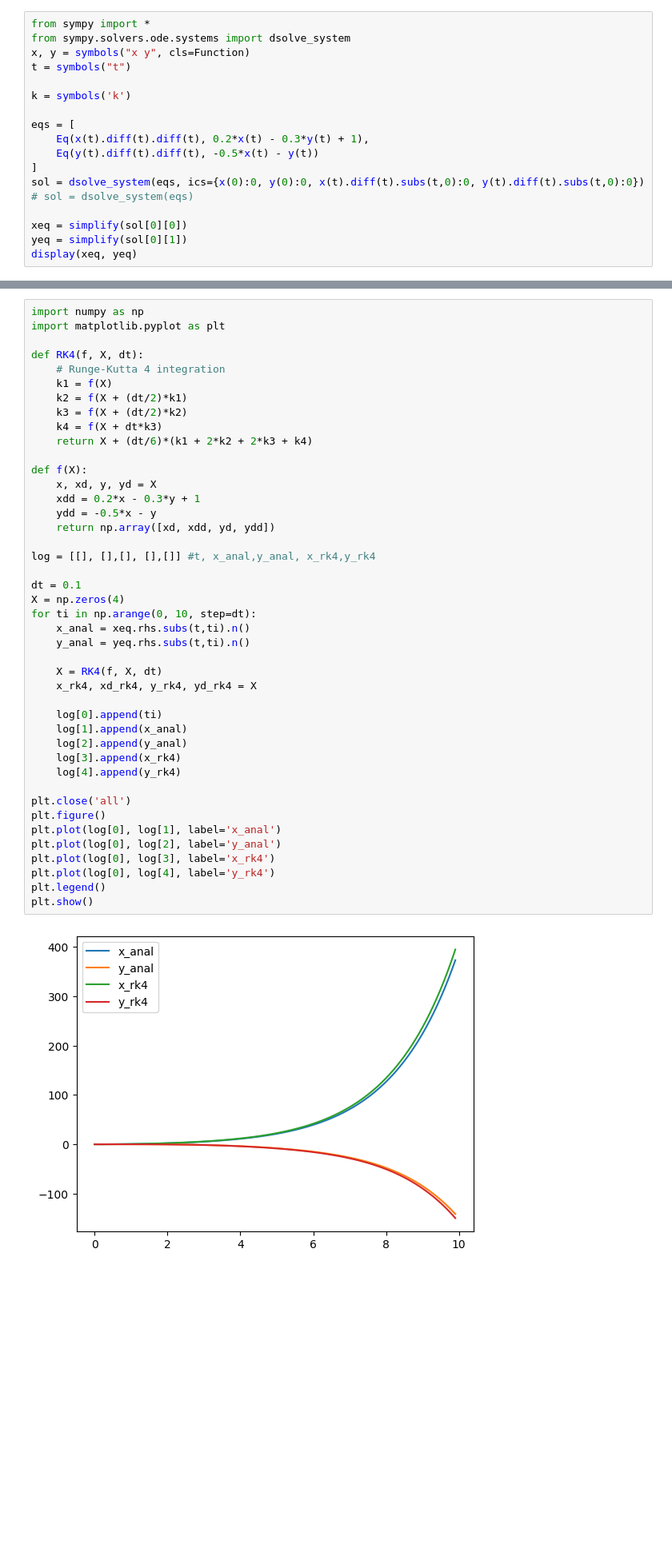
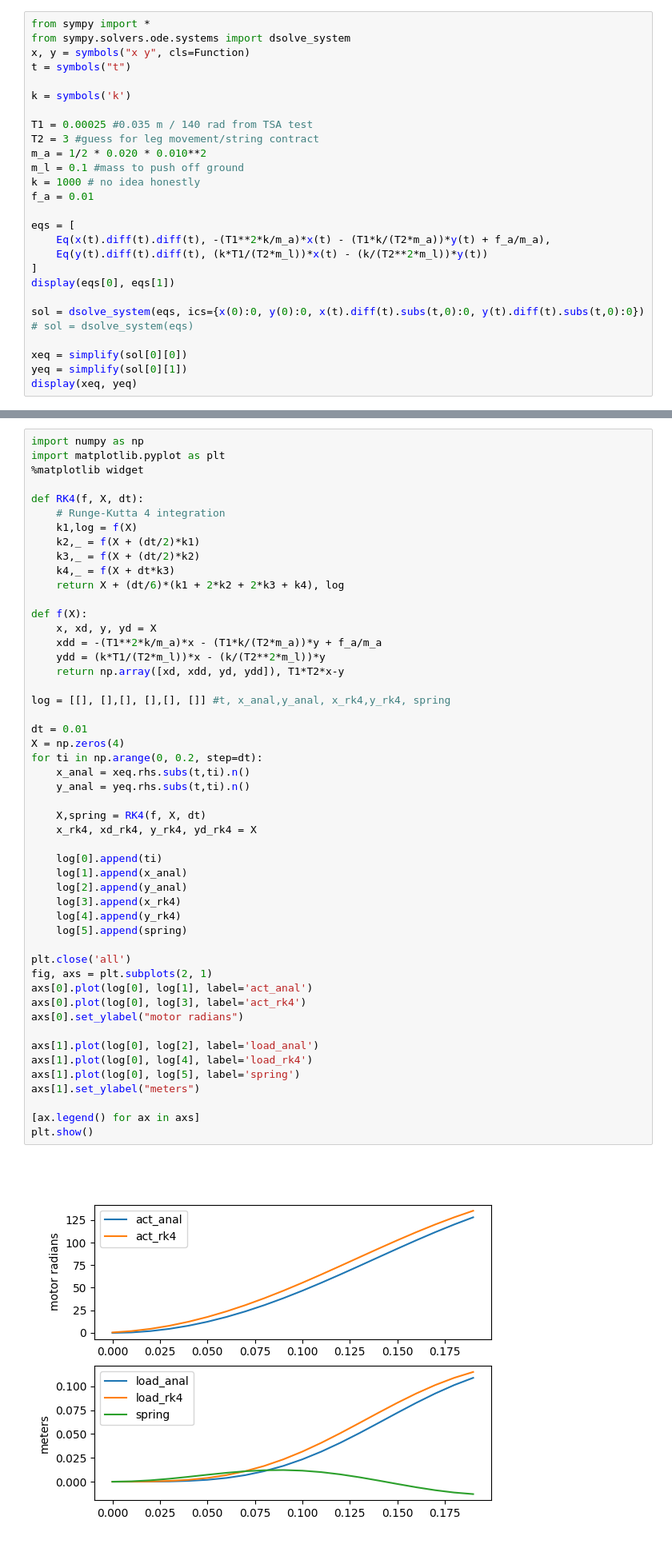
Before and after one commit to NovelMobileRobotsLab/pinto-squirrel, a Jupyter notebook: SEA/diffyq.ipynb, the cells around one changed output, grey strips where cells are left out. Shown at 80% size. Cells and saved outputs as stored; diff of their text form; blank space fills up the shorter version.

Commit message:
motor spring mass model diffyq

```diff
--- a/SEA/diffyq.ipynb
+++ b/SEA/diffyq.ipynb
@@ -6,10 +6,19 @@ t = symbols("t")
 
 k = symbols('k')
 
+T1 = 0.00025 #0.035 m / 140 rad from TSA test
+T2 = 3 #guess for leg movement/string contract
+m_a = 1/2 * 0.020 * 0.010**2
+m_l = 0.1 #mass to push off ground
+k = 1000 # no idea honestly
+f_a = 0.01
+
 eqs = [
-    Eq(x(t).diff(t).diff(t), 0.2*x(t) - 0.3*y(t) + 1),
-    Eq(y(t).diff(t).diff(t), -0.5*x(t) - y(t))
+    Eq(x(t).diff(t).diff(t), -(T1**2*k/m_a)*x(t) - (T1*k/(T2*m_a))*y(t) + f_a/m_a),
+    Eq(y(t).diff(t).diff(t), (k*T1/(T2*m_l))*x(t) - (k/(T2**2*m_l))*y(t))
 ]
+display(eqs[0], eqs[1])
+
 sol = dsolve_system(eqs, ics={x(0):0, y(0):0, x(t).diff(t).subs(t,0):0, y(t).diff(t).subs(t,0):0})
 # sol = dsolve_system(eqs)
 
@@ -35,45 +33,52 @@ $\displaystyle y{\left(t \right)} = \frac{\left(\left(-0.557182869146858 + 0.557
 # %%
 import numpy as np
 import matplotlib.pyplot as plt
+%matplotlib widget
 
 def RK4(f, X, dt):
     # Runge-Kutta 4 integration
-    k1 = f(X)
-    k2 = f(X + (dt/2)*k1)
-    k3 = f(X + (dt/2)*k2)
-    k4 = f(X + dt*k3)
-    return X + (dt/6)*(k1 + 2*k2 + 2*k3 + k4)
+    k1,log = f(X)
+    k2,_ = f(X + (dt/2)*k1)
+    k3,_ = f(X + (dt/2)*k2)
+    k4,_ = f(X + dt*k3)
+    return X + (dt/6)*(k1 + 2*k2 + 2*k3 + k4), log
 
 def f(X):
     x, xd, y, yd = X
-    xdd = 0.2*x - 0.3*y + 1
-    ydd = -0.5*x - y
-    return np.array([xd, xdd, yd, ydd])
+    xdd = -(T1**2*k/m_a)*x - (T1*k/(T2*m_a))*y + f_a/m_a
+    ydd = (k*T1/(T2*m_l))*x - (k/(T2**2*m_l))*y
+    return np.array([xd, xdd, yd, ydd]), T1*T2*x-y
 
-log = [[], [],[], [],[]] #t, x_anal,y_anal, x_rk4,y_rk4
+log = [[], [],[], [],[], []] #t, x_anal,y_anal, x_rk4,y_rk4, spring
 
-dt = 0.1
+dt = 0.01
 X = np.zeros(4)
-for ti in np.arange(0, 10, step=dt):
+for ti in np.arange(0, 0.2, step=dt):
     x_anal = xeq.rhs.subs(t,ti).n()
     y_anal = yeq.rhs.subs(t,ti).n()
 
-    X = RK4(f, X, dt)
+    X,spring = RK4(f, X, dt)
     x_rk4, xd_rk4, y_rk4, yd_rk4 = X
 
     log[0].append(ti)
     log[1].append(x_anal)
     log[2].append(y_anal)
     log[3].append(x_rk4)
     log[4].append(y_rk4)
+    log[5].append(spring)
 
 plt.close('all')
-plt.figure()
-plt.plot(log[0], log[1], label='x_anal')
-plt.plot(log[0], log[2], label='y_anal')
-plt.plot(log[0], log[3], label='x_rk4')
-plt.plot(log[0], log[4], label='y_rk4')
-plt.legend()
+fig, axs = plt.subplots(2, 1)
+axs[0].plot(log[0], log[1], label='act_anal')
+axs[0].plot(log[0], log[3], label='act_rk4')
+axs[0].set_ylabel("motor radians")
+
+axs[1].plot(log[0], log[2], label='load_anal')
+axs[1].plot(log[0], log[4], label='load_rk4')
+axs[1].plot(log[0], log[5], label='spring')
+axs[1].set_ylabel("meters")
+
+[ax.legend() for ax in axs]
 plt.show()
 # %% [output]
-[figure, old version]
+[figure, new version]
```
Also changed, not shown: parts of 2 cells of this notebook.
